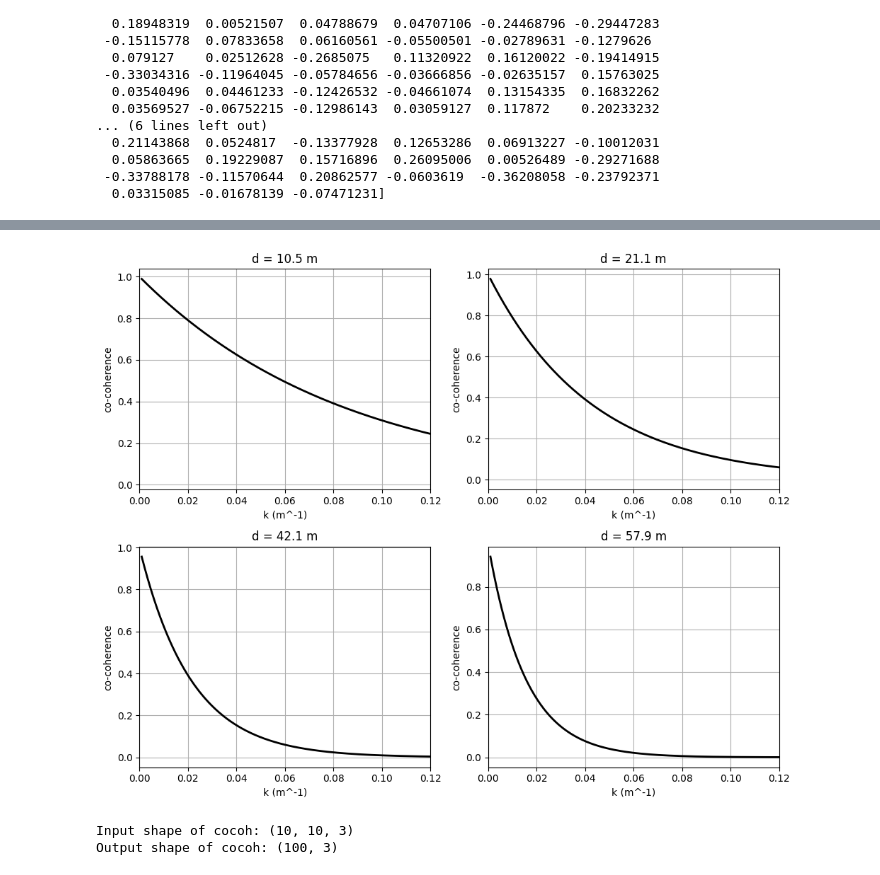
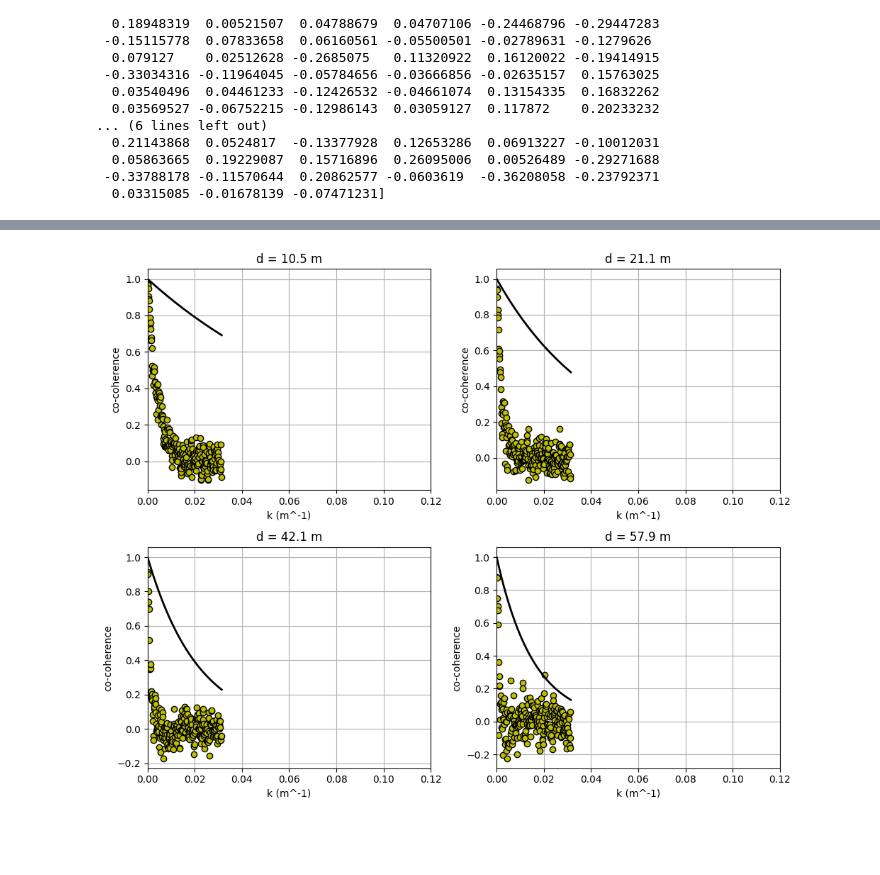
Before and after one commit to zwergon/yawisi, a Jupyter notebook: notebooks/karman_horizontal_line.ipynb, the cells around one changed output, grey strips where cells are left out. Drawn from its saved outputs; the diff is of its cells as text; code cells hidden in the pictures; blank space fills up the shorter version.

```diff
--- a/notebooks/karman_horizontal_line.ipynb
+++ b/notebooks/karman_horizontal_line.ipynb
@@ -321,9 +320,10 @@ cocoh = np.zeros((ysize, ysize, Ncoh // 2))
 ## computation of coherence using the function coherence
 for ii in range(ysize):
     for jj in range(ysize):
-        coh, _, freq = coherence(u[:, ii, :], u[:, jj, :], Fs=0.2, NPERSEG=Ncoh, NOVERLAP=overlap, NFFT=NFFT)
+        coh, _, freq = coherence(u[:, ii, 0], u[:, jj, 0], Fs=0.2, NPERSEG=Ncoh, NOVERLAP=overlap, NFFT=NFFT)
         print(coh.shape)
-        cocoh[ii, jj, :], _, freq = coherence(u[:, ii, :], u[:, jj, :], Fs=0.2, NPERSEG=Ncoh, NOVERLAP=overlap, NFFT=NFFT)
+        cocoh[ii, jj, :] = coh[:Ncoh//2]
+        # cocoh[ii, jj, :], _, freq = coherence(u[:, ii, :], u[:, jj, :], Fs=0.2, NPERSEG=Ncoh, NOVERLAP=overlap, NFFT=NFFT)
 
 
 ## computing distance matrix (and putting unique distance values in list uniqueDist)
@@ -355,41 +361,28 @@ array([[0.+0.j],
 # %%
 # from yawisi.locations import Locations
 # y = grid.get_distance_matrix()
 # uniqueDist = np.unique(np.round(y.flatten() * 100) / 100)
 # distTarget = [10,20,40,60]
-freq = np.linspace(0.003, 1, 1000)
+# freq = np.linspace(0.003, 1, 1000)
 
 k = 2 * np.pi * freq / 20
 
 
 fig, axs = plt.subplots(2, 2, figsize=(10, 8))
 for ii, target in enumerate(distTarget, 1):
     indDist = []
     ind = np.argmin(np.abs(uniqueDist - target))
     indDist.append(ind)
     ax = axs[(ii - 1) // 2, (ii - 1) % 2]
-    ax.plot(k, meanCoCoh[indDist, :].reshape((meanCoCoh.shape[1],))[:len(k)], 'ko', markerfacecolor='y')
+    ax.plot(k[:len(k)-1], meanCoCoh[indDist, :].reshape((meanCoCoh.shape[1],)), 'ko', markerfacecolor='y')
     ax.plot(k, np.exp(-7 * y[0, ind] * freq / 20), 'k', linewidth=2)
     ax.set_title('d = {:.1f} m'.format(uniqueDist[ind]))
     ax.set_xlim([0, 0.12])
     ax.set_xlabel('k (m^-1)')
     ax.set_ylabel('co-coherence')
     ax.grid(True)
 
 plt.tight_layout()
 plt.show()
 # %% [output]
-[figure, old version]
+[figure, new version]
-# %%
-Nsensors = 10
-Ncoh = 6
-
-cocoh = np.zeros((Nsensors, Nsensors, Ncoh//2))
-cocoh = np.reshape(cocoh, (Nsensors*Nsensors, -1))
-
-# Example of input/output shapes
-print("Input shape of cocoh:", (Nsensors, Nsensors, Ncoh//2))
-print("Output shape of cocoh:", cocoh.shape)
-# %% [output]
-Input shape of cocoh: (10, 10, 3)
-Output shape of cocoh: (100, 3)
```
Also changed, not shown: parts of 10 cells of this notebook.
